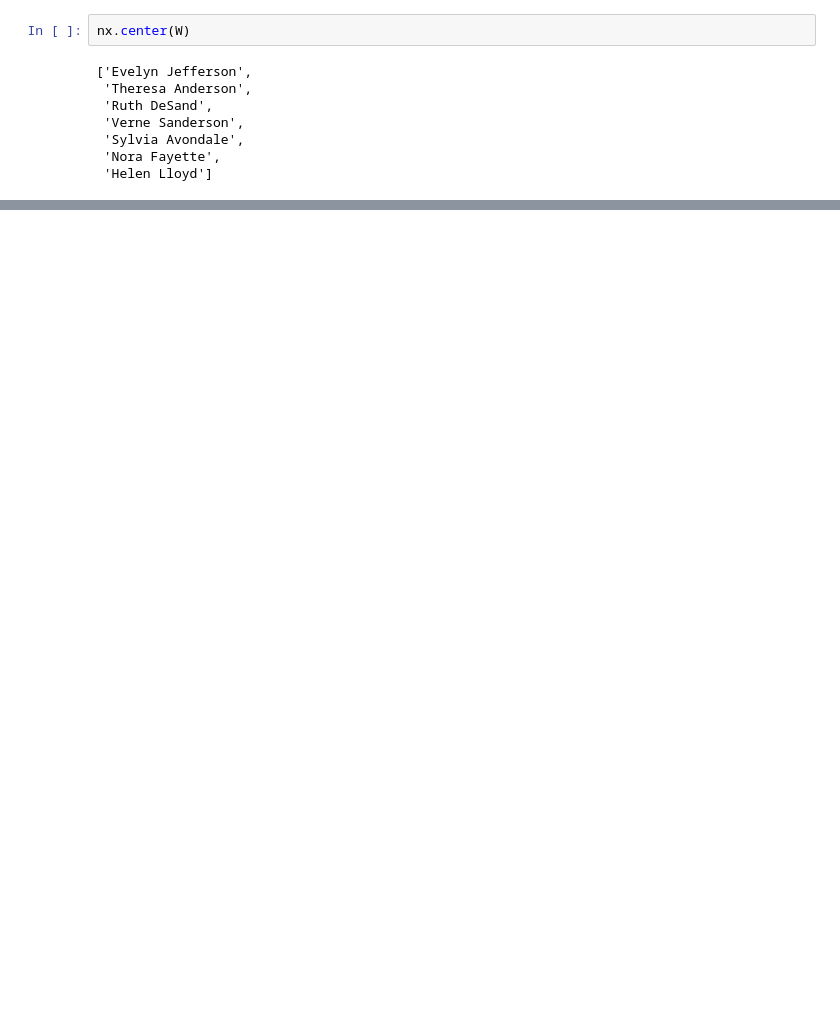
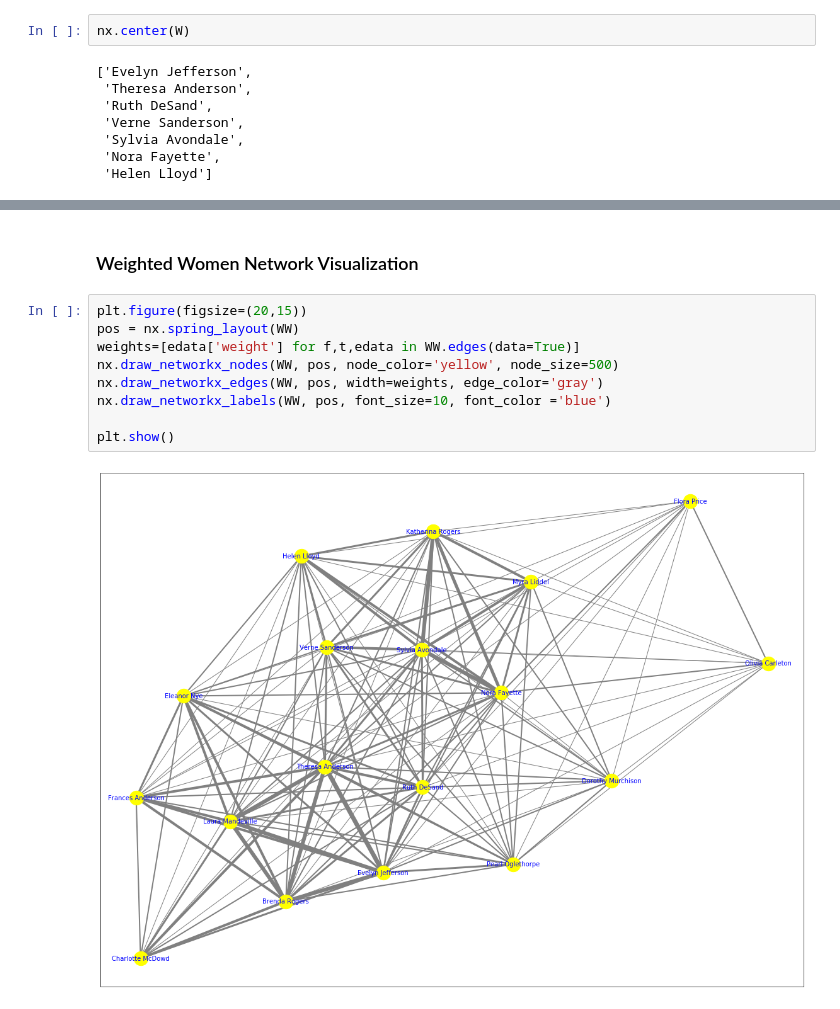
Before and after one commit to jitsen-design/Data_620_Group, a Jupyter notebook: Assignment_Wk3Pt2/Wk3Pt2-sheryl.ipynb, the cells around one changed output, grey strips where cells are left out. Saved outputs shown, nothing was run; the diff lists cells and outputs as text; blank space fills up the shorter version.

```diff
--- a/Assignment_Wk3Pt2/Wk3Pt2-sheryl.ipynb
+++ b/Assignment_Wk3Pt2/Wk3Pt2-sheryl.ipynb
@@ -221,3 +243,16 @@ fig.update_layout(go.Layout(
 fig.show()
 # %% [output]
 [interactive output not drawn]
+# %% [markdown]
+### Weighted Women Network Visualization
+# %%
+plt.figure(figsize=(20,15))
+pos = nx.spring_layout(WW)
+weights=[edata['weight'] for f,t,edata in WW.edges(data=True)]
+nx.draw_networkx_nodes(WW, pos, node_color='yellow', node_size=500)
+nx.draw_networkx_edges(WW, pos, width=weights, edge_color='gray')
+nx.draw_networkx_labels(WW, pos, font_size=10, font_color ='blue')
+
+plt.show()
+# %% [output]
+[figure, added]
```
Also changed, not shown: parts of 25 cells of this notebook.
